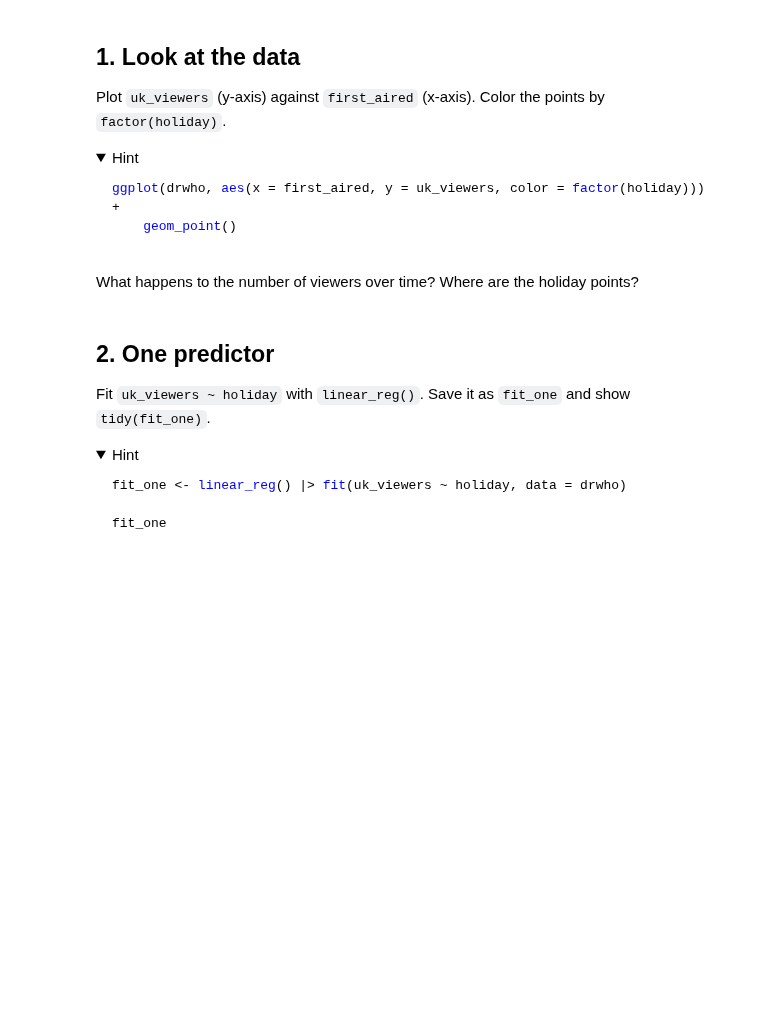
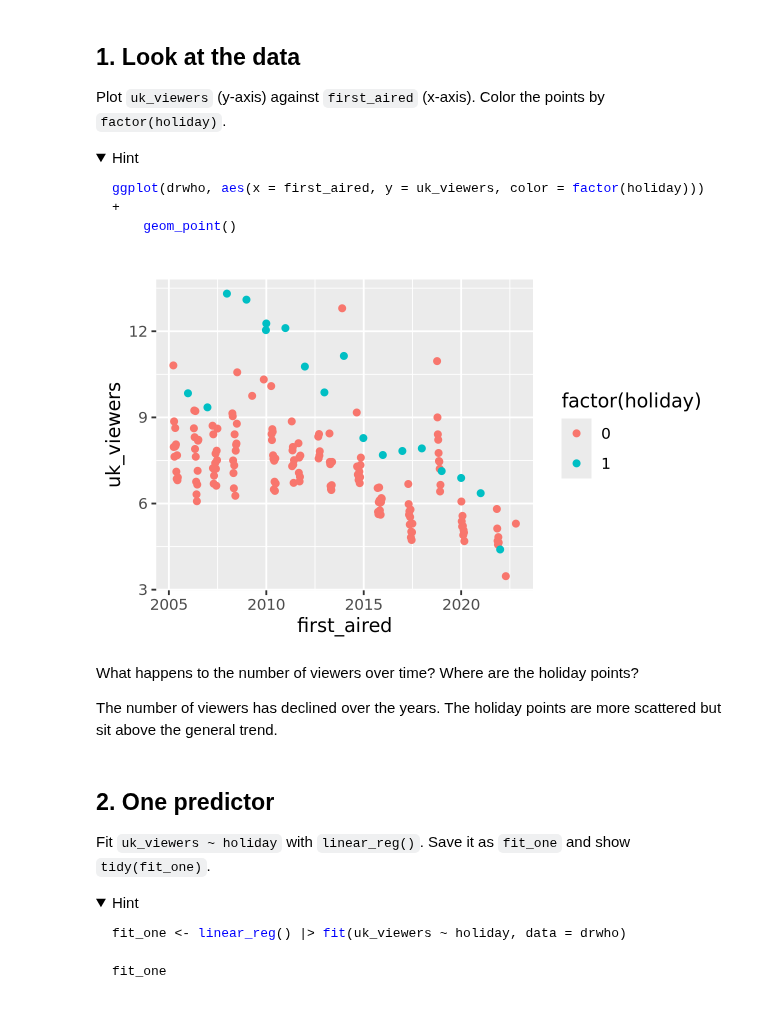
Before and after one commit to shefaalim/codespace, a Jupyter notebook: exercises/12-drwho-exercise.ipynb, the cells around one changed output. Cells and saved outputs as stored; diff of their text form; code cells hidden in the pictures; folded sections open; blank space fills up the shorter version.

Commit message:
complete exercises/12-drwho-exercise.ipynb

````diff
--- a/exercises/12-drwho-exercise.ipynb
+++ b/exercises/12-drwho-exercise.ipynb
@@ -54,8 +58,15 @@ ggplot(drwho, aes(x = first_aired, y = uk_viewers, color = factor(holiday))) +
 ```
 
 </details>
+# %%
+ggplot(drwho, aes(x = first_aired, y = uk_viewers, color = factor(holiday))) +
+    geom_point()
+# %% [output]
+[figure, added]
 # %% [markdown]
 What happens to the number of viewers over time? Where are the holiday points?
+
+The number of viewers has declined over the years. The holiday points are more scattered but sit above the general trend.
 # %% [markdown]
 ## 2. One predictor
 
````
Also changed, not shown: parts of 9 cells of this notebook.
